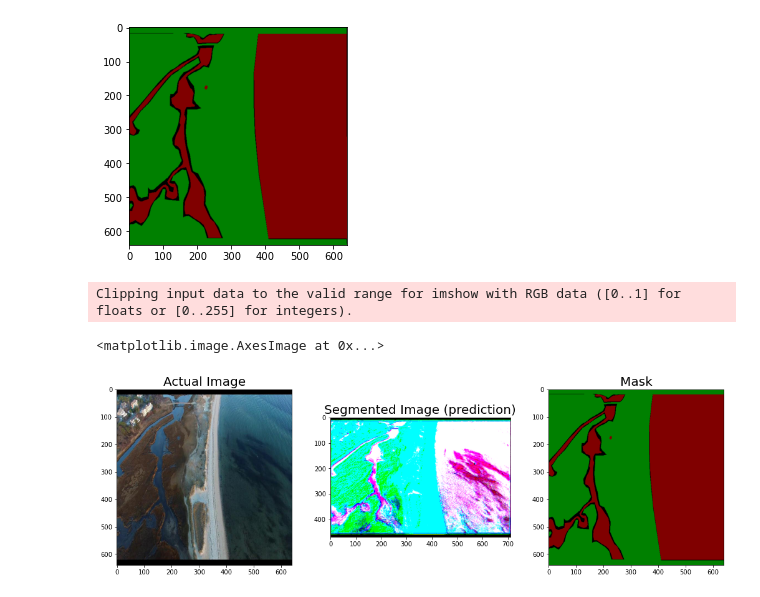
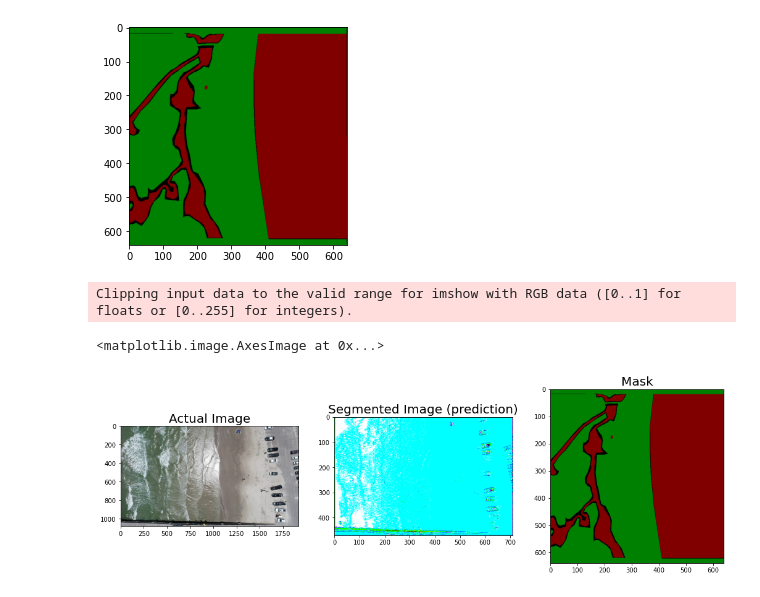
Before and after one commit to ddvdahlin/water-land-data, a Jupyter notebook: TLtest/ShorelineDetection/TLtest.ipynb, the cells around one changed output. Saved outputs shown, nothing was run; the diff lists cells and outputs as text; code cells hidden in the pictures.

```diff
--- a/TLtest/ShorelineDetection/TLtest.ipynb
+++ b/TLtest/ShorelineDetection/TLtest.ipynb
@@ -348,24 +348,24 @@ plt.imshow(img)
 # %%
 plt.figure(figsize=(30,30))
 plt.subplot(5,5,1)
-image_0 = cv2.imread(path+"train/cod_0.jpg")
+image_0 = cv2.imread(path+"valid/bob_0.jpg")
 image_0 = cv2.cvtColor(image_0, cv2.COLOR_BGR2RGB)
 plt.title("Actual Image",fontsize=20)
 plt.imshow(image_0)
 image_0 = cv2.resize(image_0,(500,500))
 image_0 = image_0.reshape(1,500,500,3)
 prediction_0 = TransferLearningModel.predict(image_0)
 pred_0 = prediction_0.reshape(500,500,3)
 pred_0 = cv2.resize(pred_0,(710,470))
 plt.subplot(5,5,1+1)
 plt.title("Segmented Image (prediction)",fontsize=20)
 plt.imshow(pred_0)
 plt.subplot(5,5,1+2)
-img_g0 = cv2.imread(path+"mask/cod_0.png")
+img_g0 = cv2.imread(path+"mask/cod_0.png")  #I DID NOT HAVE MASK FOR THIS
 img_g0 = cv2.cvtColor(img_g0, cv2.COLOR_BGR2RGB)
 plt.title("Mask",fontsize=20)
 plt.imshow(img_g0)
 # %% [output]
 Clipping input data to the valid range for imshow with RGB data ([0..1] for floats or [0..255] for integers).
 <matplotlib.image.AxesImage at 0x...>
-[figure, old version]
+[figure, new version]
```
Also changed, not shown: parts of 2 cells of this notebook, 1 other file.
